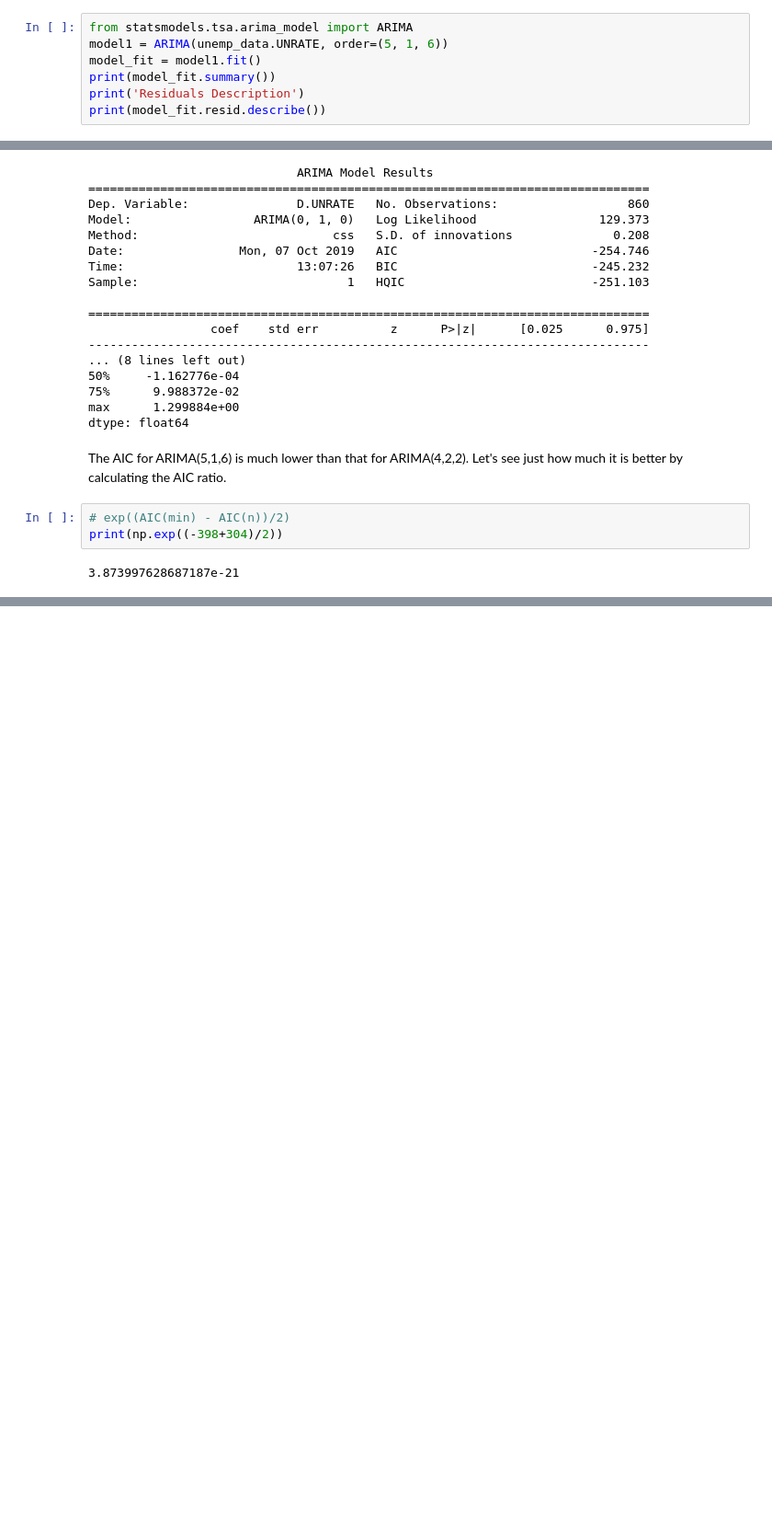
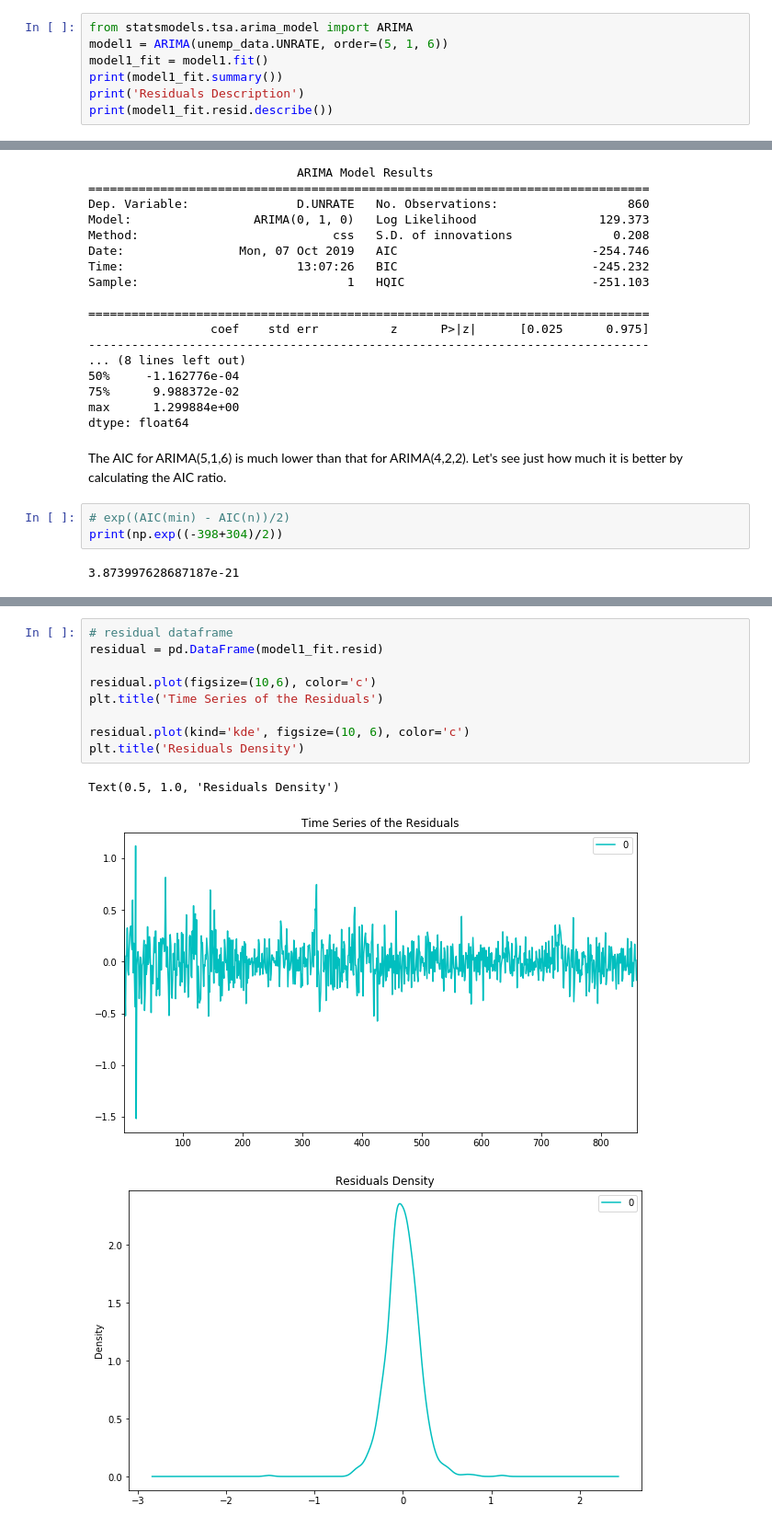
Before and after one commit to 26Jinx/Thinkful, a Jupyter notebook: Unit6/Time_Series/Unemployment_Rate_TS_Challenge.ipynb, the cells around one changed output, grey strips where cells are left out. Shown: that part at 92% size. Drawn from its saved outputs; the diff is of its cells as text; blank space fills up the shorter version.

Commit message:
finishing time series challenge

```diff
--- a/Unit6/Time_Series/Unemployment_Rate_TS_Challenge.ipynb
+++ b/Unit6/Time_Series/Unemployment_Rate_TS_Challenge.ipynb
@@ -124,10 +124,10 @@ The moving average term is easily gathered since we have already plotted the ACF
 # %%
 from statsmodels.tsa.arima_model import ARIMA
 model1 = ARIMA(unemp_data.UNRATE, order=(5, 1, 6))
-model_fit = model1.fit()
-print(model_fit.summary())
+model1_fit = model1.fit()
+print(model1_fit.summary())
 print('Residuals Description')
-print(model_fit.resid.describe())
+print(model1_fit.resid.describe())
 # %% [output]
                              ARIMA Model Results
 ==============================================================================
@@ -233,0 +237,13 @@ So the probability that we lost less information with ARIMA(4,2,2) compared with
+# %%
+# residual dataframe
+residual = pd.DataFrame(model1_fit.resid)
+
+residual.plot(figsize=(10,6), color='c')
+plt.title('Time Series of the Residuals')
+
+residual.plot(kind='kde', figsize=(10, 6), color='c')
+plt.title('Residuals Density')
+# %% [output]
+Text(0.5, 1.0, 'Residuals Density')
+[figure, added]
+[figure, added]
```
Also changed, not shown: parts of 6 cells of this notebook.
